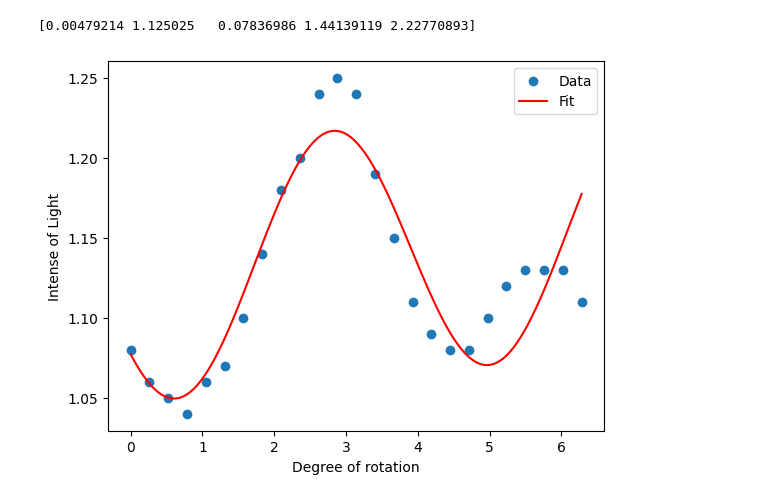
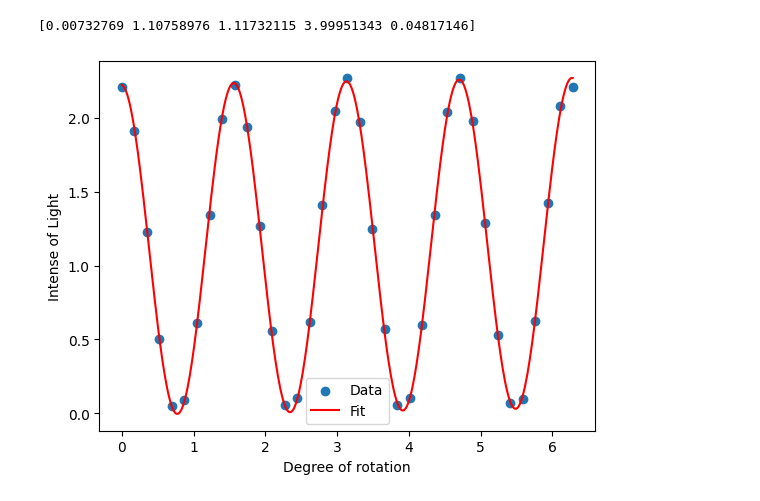
Before and after one commit to LantoZheng/Code, a Jupyter notebook: Experiment_data.ipynb, the cells around one changed output. Cells and saved outputs as stored; diff of their text form; code cells hidden in the pictures.

```diff
--- a/Experiment_data.ipynb
+++ b/Experiment_data.ipynb
@@ -9,41 +9,46 @@ sheet_name2 = "half-lens RAW"
 sheet_name3 = "quater-lens RAW"
 
 # 使用pandas读取Excel文件中的数据
-df = pd.read_excel(file_path, sheet_name=sheet_name3)
+df = pd.read_excel(file_path, sheet_name=sheet_name2)
 # %%
 import pandas as pd
 from scipy.optimize import curve_fit
 import numpy as np
 import matplotlib.pyplot as plt
 # 定义你的函数
 def func(x, a, b, c, d, e):
     return a*x + b +c*np.cos(d*x+e)
 # 提取特征和目标变量
-X = df.iloc[:, 12].values
-y = df.iloc[:, 13].values
+X = df.iloc[:, 1].values
+y = df.iloc[:, 2].values
 X=X/360*2*np.pi
 # 使用curve_fit进行拟合
 
-popt, pcov = curve_fit(func, X, y,p0=[0,1.25,1.25,2,0])
+popt, pcov = curve_fit(func, X, y,p0=[0,1.25,1.25,4,0])
 
 # 打印拟合参数
 print(popt)
 
 # 生成x值
 x_values = np.linspace(0, 2*np.pi, 400)
 
 # 使用拟合的参数计算y值
 y_values = func(x_values, *popt)
 
 # 画出原始数据点
 plt.scatter(X, y, label='Data')
 
 # 画出拟合的曲线
 plt.plot(x_values, y_values, color='red', label='Fit')
 plt.xlabel('Degree of rotation')
 plt.ylabel('Intense of Light')
 plt.legend()
+
+
+plt.xlabel('Degree of rotation')
+plt.ylabel('Intense of Light')
+plt.legend()
 plt.show()
 # %% [output]
-[0.00479214 1.125025   0.07836986 1.44139119 2.22770893]
+[0.00732769 1.10758976 1.11732115 3.99951343 0.04817146]
-[figure, old version]
+[figure, new version]
```
Also changed, not shown: 2 other files.
